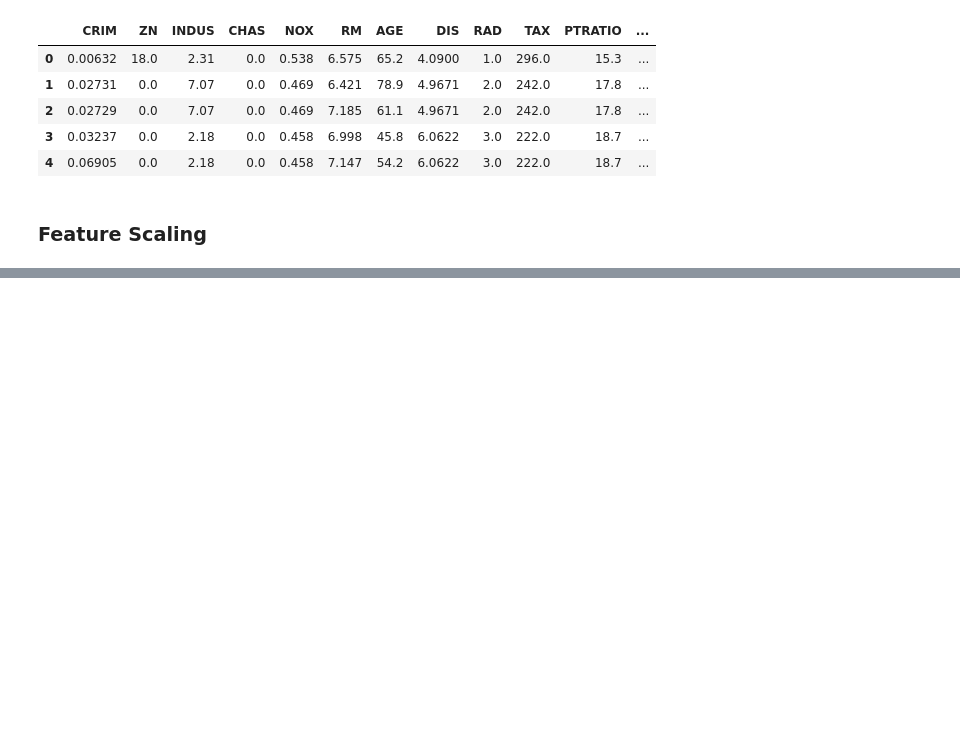
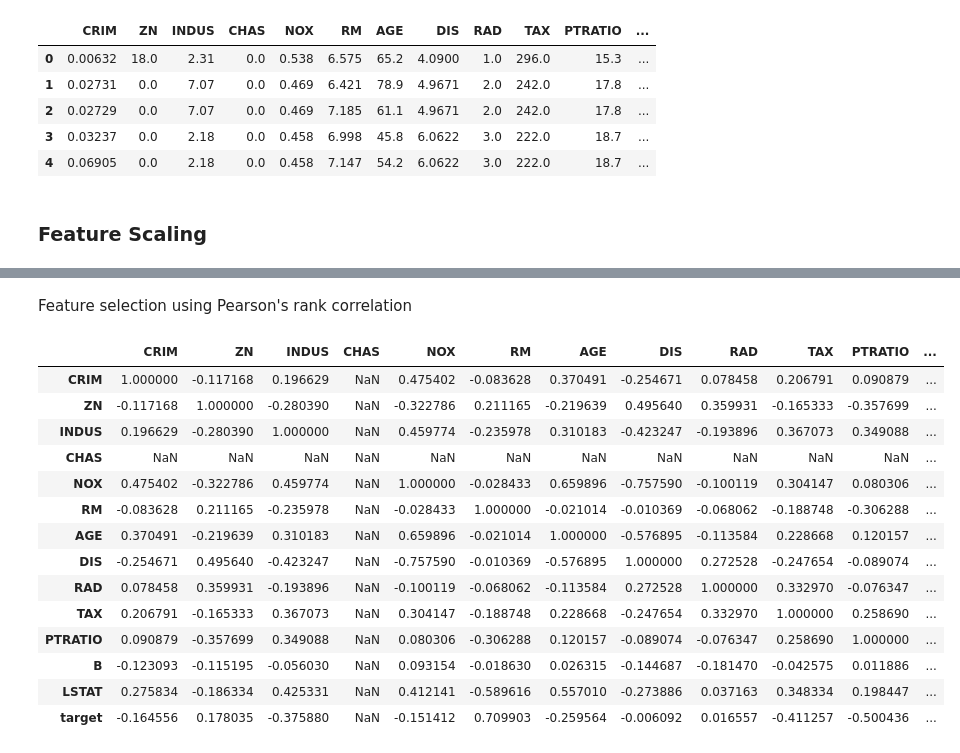
Before and after one commit to JudsonMorgan/Python-for-Data-Analyst, a Jupyter notebook: House-Price-Prediction.ipynb, the cells around one changed output, grey strips where cells are left out. Saved outputs shown, nothing was run; the diff lists cells and outputs as text; code cells hidden in the pictures; blank space fills up the shorter version.

```diff
--- a/House-Price-Prediction.ipynb
+++ b/House-Price-Prediction.ipynb
@@ -850,0 +882,21 @@ Project
+# %% [markdown]
+Feature selection using Pearson's rank correlation
+# %%
+corr = df.corr()
+corr
+# %% [output]
+|  | CRIM | ZN | INDUS | CHAS | NOX | RM | AGE | DIS | RAD | TAX | PTRATIO | ... |
+| CRIM | 1.000000 | -0.117168 | 0.196629 | NaN | 0.475402 | -0.083628 | 0.370491 | -0.254671 | 0.078458 | 0.206791 | 0.090879 | ... |
+| ZN | -0.117168 | 1.000000 | -0.280390 | NaN | -0.322786 | 0.211165 | -0.219639 | 0.495640 | 0.359931 | -0.165333 | -0.357699 | ... |
+| INDUS | 0.196629 | -0.280390 | 1.000000 | NaN | 0.459774 | -0.235978 | 0.310183 | -0.423247 | -0.193896 | 0.367073 | 0.349088 | ... |
+| CHAS | NaN | NaN | NaN | NaN | NaN | NaN | NaN | NaN | NaN | NaN | NaN | ... |
+| NOX | 0.475402 | -0.322786 | 0.459774 | NaN | 1.000000 | -0.028433 | 0.659896 | -0.757590 | -0.100119 | 0.304147 | 0.080306 | ... |
+| RM | -0.083628 | 0.211165 | -0.235978 | NaN | -0.028433 | 1.000000 | -0.021014 | -0.010369 | -0.068062 | -0.188748 | -0.306288 | ... |
+| AGE | 0.370491 | -0.219639 | 0.310183 | NaN | 0.659896 | -0.021014 | 1.000000 | -0.576895 | -0.113584 | 0.228668 | 0.120157 | ... |
+| DIS | -0.254671 | 0.495640 | -0.423247 | NaN | -0.757590 | -0.010369 | -0.576895 | 1.000000 | 0.272528 | -0.247654 | -0.089074 | ... |
+| RAD | 0.078458 | 0.359931 | -0.193896 | NaN | -0.100119 | -0.068062 | -0.113584 | 0.272528 | 1.000000 | 0.332970 | -0.076347 | ... |
+| TAX | 0.206791 | -0.165333 | 0.367073 | NaN | 0.304147 | -0.188748 | 0.228668 | -0.247654 | 0.332970 | 1.000000 | 0.258690 | ... |
+| PTRATIO | 0.090879 | -0.357699 | 0.349088 | NaN | 0.080306 | -0.306288 | 0.120157 | -0.089074 | -0.076347 | 0.258690 | 1.000000 | ... |
+| B | -0.123093 | -0.115195 | -0.056030 | NaN | 0.093154 | -0.018630 | 0.026315 | -0.144687 | -0.181470 | -0.042575 | 0.011886 | ... |
+| LSTAT | 0.275834 | -0.186334 | 0.425331 | NaN | 0.412141 | -0.589616 | 0.557010 | -0.273886 | 0.037163 | 0.348334 | 0.198447 | ... |
+| target | -0.164556 | 0.178035 | -0.375880 | NaN | -0.151412 | 0.709903 | -0.259564 | -0.006092 | 0.016557 | -0.411257 | -0.500436 | ... |
```
Also changed, not shown: parts of 71 cells of this notebook.
